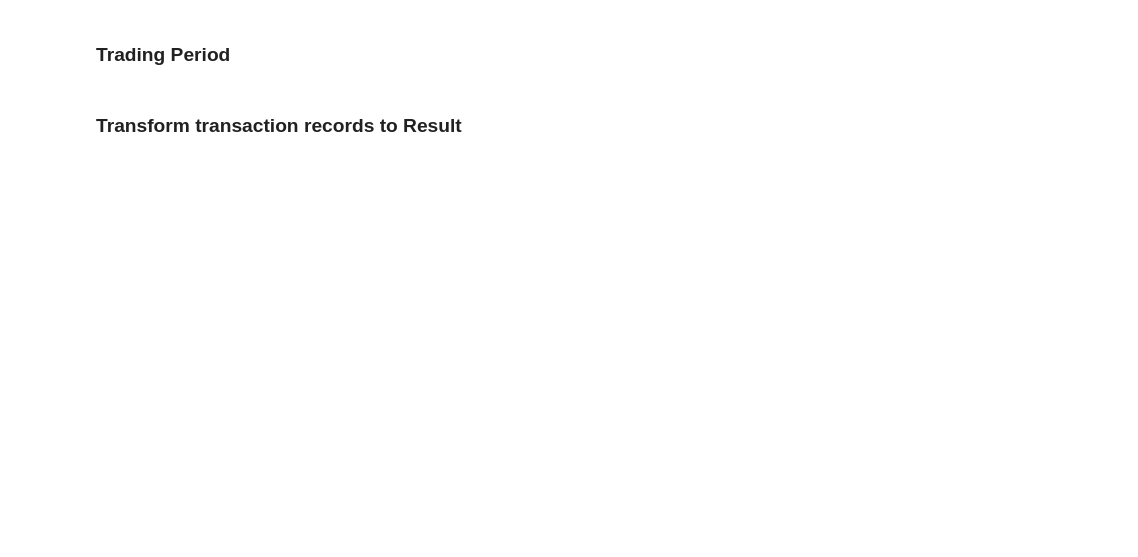
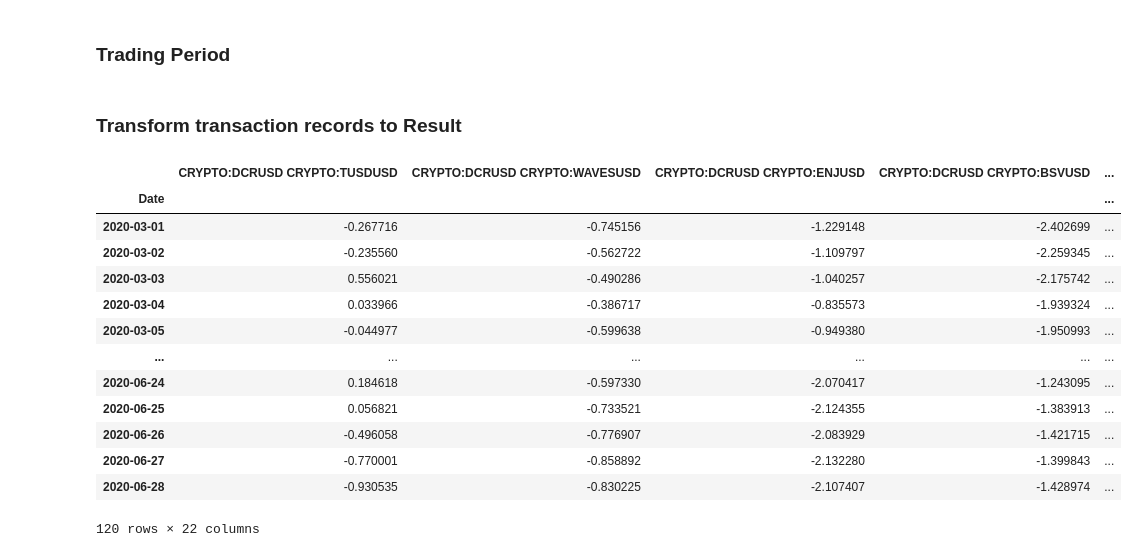
Before and after one commit to harryho71/CB4001, a Jupyter notebook: Distance Method.ipynb, the cells around one changed output. Drawn from its saved outputs; the diff is of its cells as text; code cells hidden in the pictures; blank space fills up the shorter version.

```diff
--- a/Distance Method.ipynb
+++ b/Distance Method.ipynb
@@ -185,2 +216,19 @@ for i in range(noTradingPairs):
 # %% [markdown]
 ### Transform transaction records to Result
+# %%
+SpreadRecords
+# %% [output]
+|  | CRYPTO:DCRUSD CRYPTO:TUSDUSD | CRYPTO:DCRUSD CRYPTO:WAVESUSD | CRYPTO:DCRUSD CRYPTO:ENJUSD | CRYPTO:DCRUSD CRYPTO:BSVUSD | ... |
+| Date |  |  |  |  | ... |
+| 2020-03-01 | -0.267716 | -0.745156 | -1.229148 | -2.402699 | ... |
+| 2020-03-02 | -0.235560 | -0.562722 | -1.109797 | -2.259345 | ... |
+| 2020-03-03 | 0.556021 | -0.490286 | -1.040257 | -2.175742 | ... |
+| 2020-03-04 | 0.033966 | -0.386717 | -0.835573 | -1.939324 | ... |
+| 2020-03-05 | -0.044977 | -0.599638 | -0.949380 | -1.950993 | ... |
+| ... | ... | ... | ... | ... | ... |
+| 2020-06-24 | 0.184618 | -0.597330 | -2.070417 | -1.243095 | ... |
+| 2020-06-25 | 0.056821 | -0.733521 | -2.124355 | -1.383913 | ... |
+| 2020-06-26 | -0.496058 | -0.776907 | -2.083929 | -1.421715 | ... |
+| 2020-06-27 | -0.770001 | -0.858892 | -2.132280 | -1.399843 | ... |
+| 2020-06-28 | -0.930535 | -0.830225 | -2.107407 | -1.428974 | ... |
+120 rows × 22 columns
```
Also changed, not shown: parts of 18 cells of this notebook, 1 other file.
